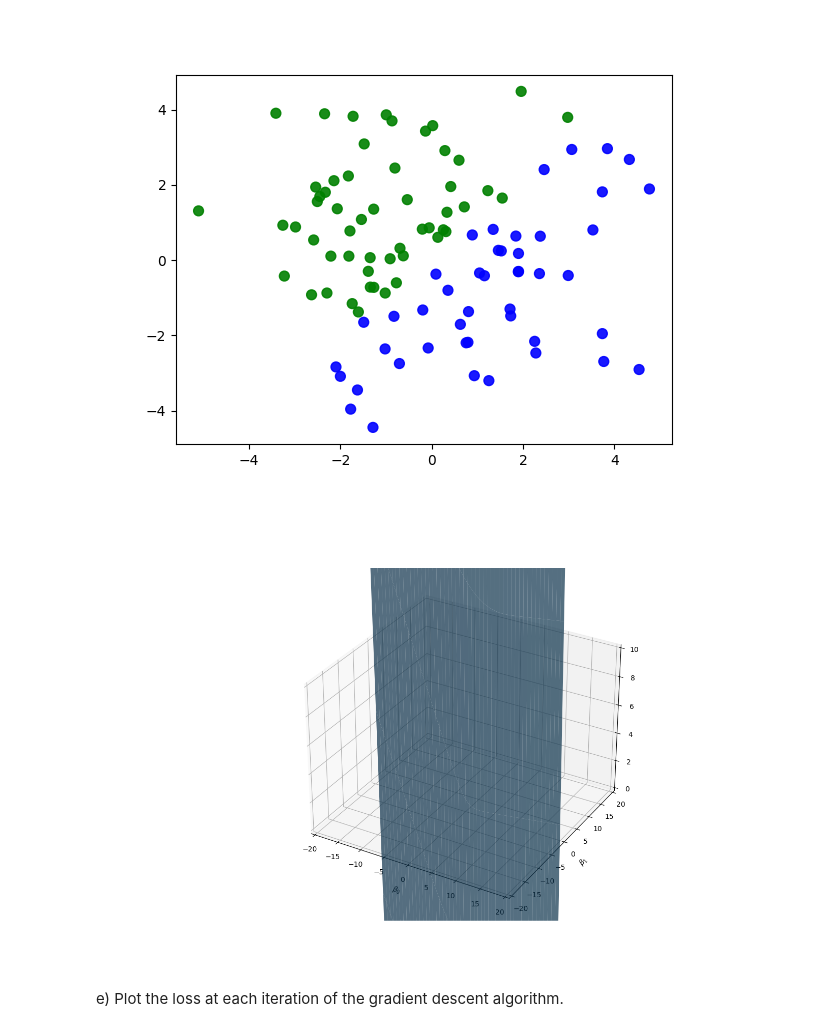
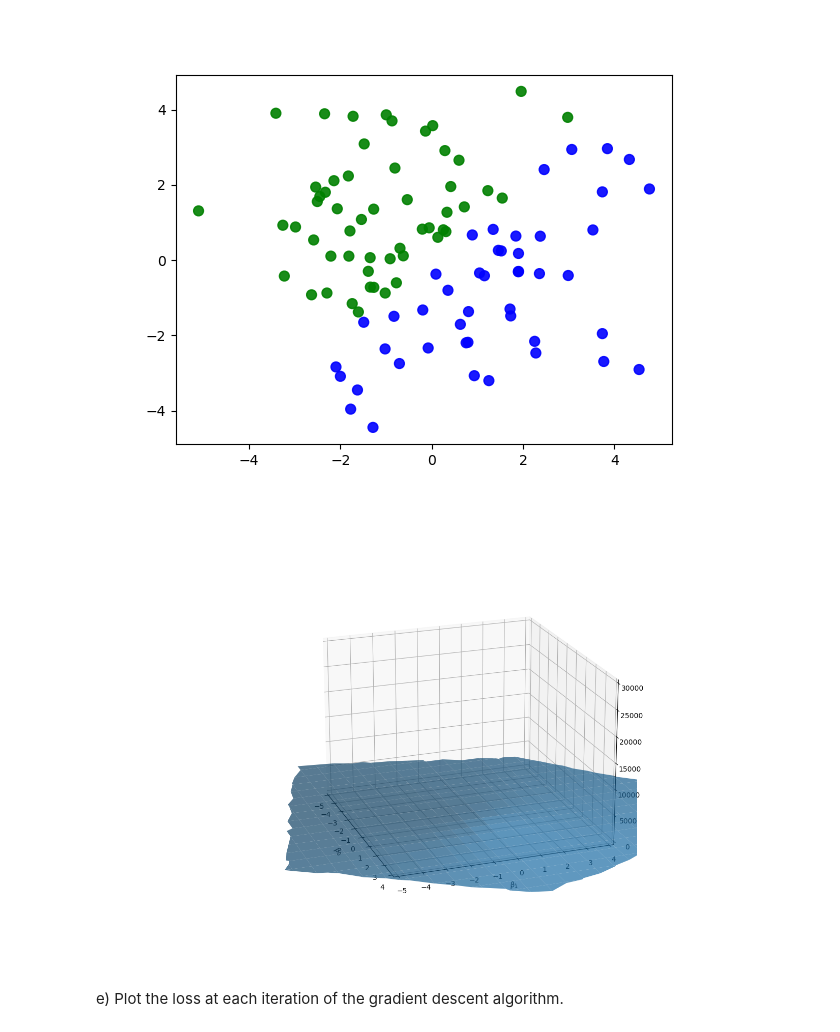
Before and after one commit to zhuceyezi/CS506, a Jupyter notebook: worksheet/worksheet_22.ipynb, the cells around one changed output. Saved outputs shown, nothing was run; the diff lists cells and outputs as text; code cells hidden in the pictures.

```diff
--- a/worksheet/worksheet_22.ipynb
+++ b/worksheet/worksheet_22.ipynb
@@ -242,44 +242,40 @@ def sigmoid(x):
 
 
 def loss(X, y, beta):
-    total_loss = 0
-    for i in range(len(y)):
-        xi = X[i]
-        yi = y[i]
-        z = np.dot(xi, beta)
-        total_loss += -yi * np.log(sigmoid(z)) - (1 - yi) * np.log(1 - sigmoid(z))
-    return total_loss / len(y)
+    s = sigmoid(X.dot(beta))
+    return -np.mean(y * np.log(s) + (1 - y) * np.log(1 - s))
 
 
 def get_cost(B0, B1):
     res = []
     for b0, b1 in zip(B0, B1):
         line = []
         for i in range(len(b0)):
             beta = np.array([b0[i], b1[i]])
             line.append(loss(X, y, beta))
         res.append(line)
     return np.array(res)
 
 
 cost = get_cost(b0, b1)
 
 # Creating figure
 fig = plt.figure(figsize=(14, 9))
 ax = plt.axes(projection='3d')
-ax.set_xlim(-20, 20)
+ax.view_init(20, -20)
+ax.set_xlim(-5, 4)
 ax.set_xlabel(r'$\beta_0$')
 ax.set_ylabel(r'$\beta_1$')
-ax.set_ylim(-20, 20)
-ax.set_zlim(0, 10)
+ax.set_ylim(-5, 4)
+ax.set_zlim(0, 30000)
 
 # Creating plot
 ax.plot_surface(b0, b1, cost, alpha=.7)
 
 # show plot
 plt.show()
 # %% [output]
-[figure, old version]
+[figure, new version]
 # %% [markdown]
 e) Plot the loss at each iteration of the gradient descent algorithm.
 # %%
```
Also changed, not shown: parts of 4 cells of this notebook, 4 other files.
